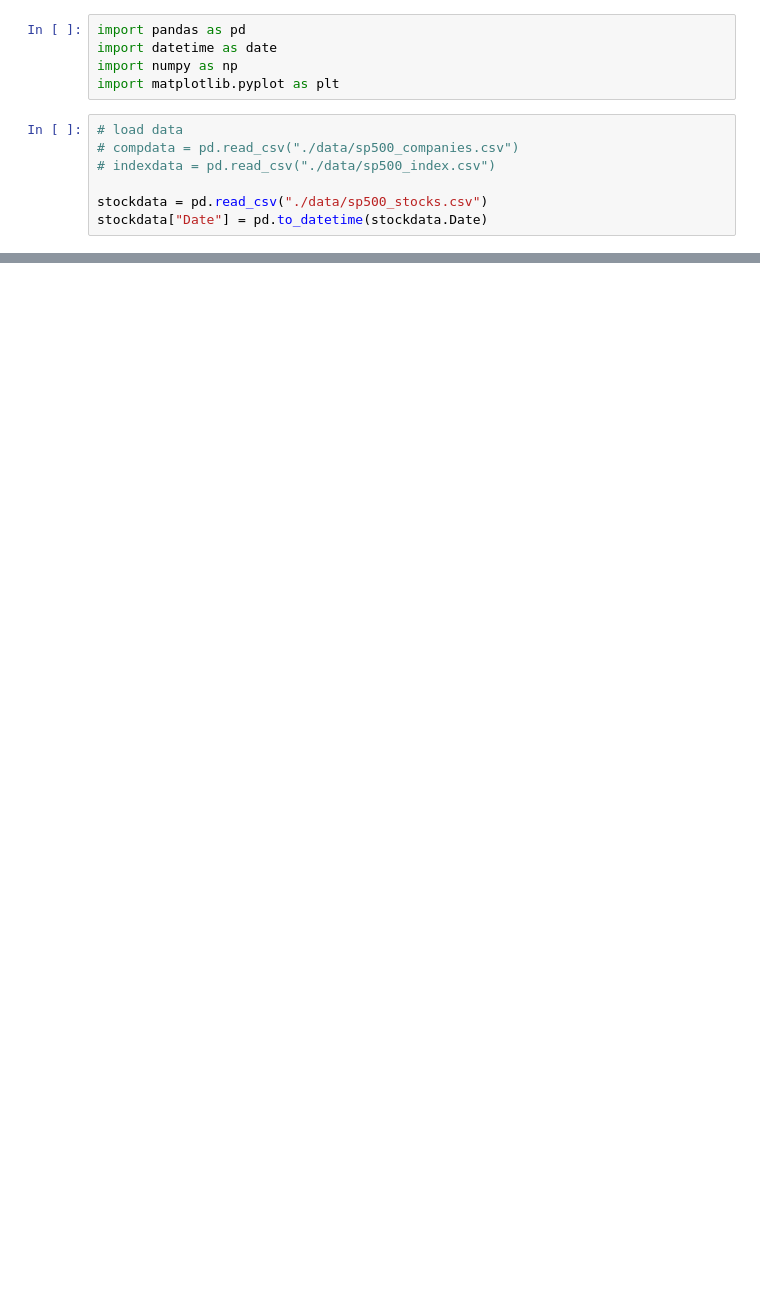
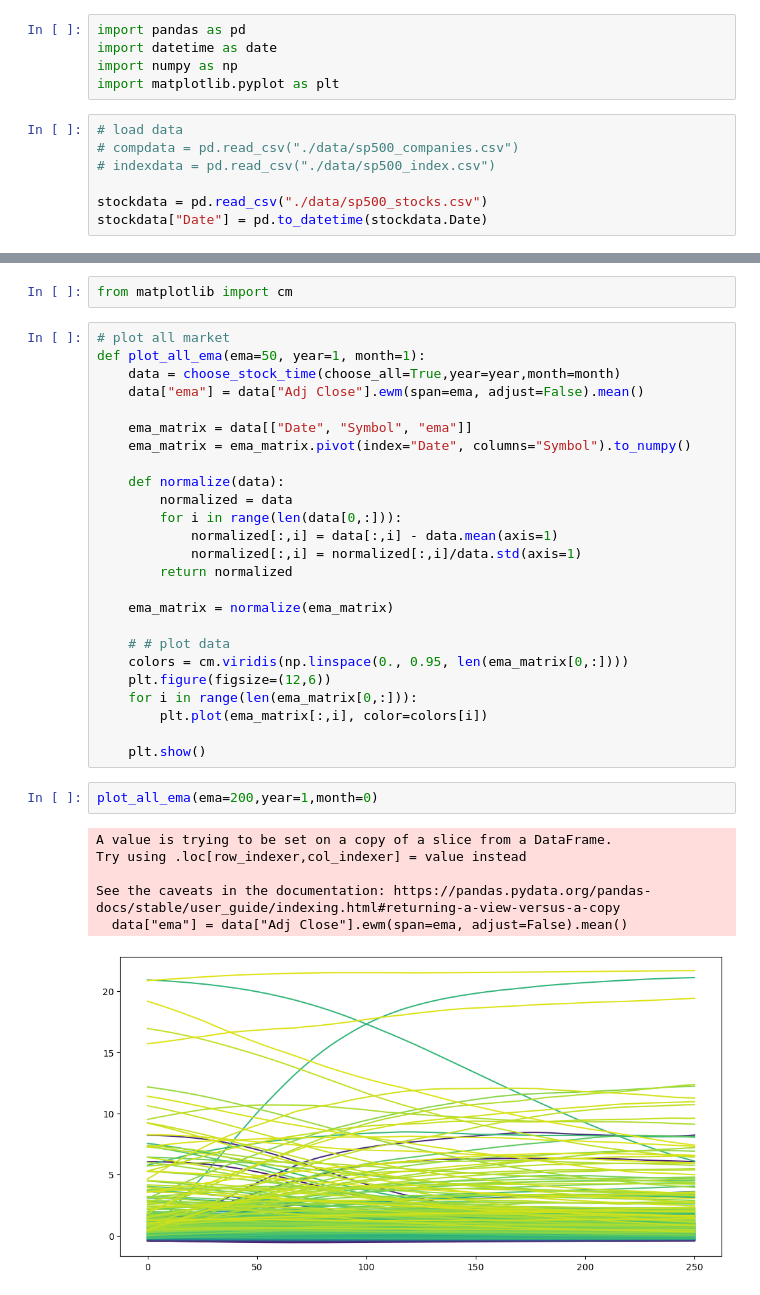
Before and after one commit to theparada/sp500analysis, a Jupyter notebook: analysis.ipynb, the cells around one changed output, grey strips where cells are left out. Drawn from its saved outputs; the diff is of its cells as text; blank space fills up the shorter version.

```diff
--- a/analysis.ipynb
+++ b/analysis.ipynb
@@ -47,0 +51,36 @@ See the caveats in the documentation: https://pandas.pydata.org/pandas-docs/stab
+# %%
+from matplotlib import cm
+# %%
+# plot all market
+def plot_all_ema(ema=50, year=1, month=1):
+    data = choose_stock_time(choose_all=True,year=year,month=month)
+    data["ema"] = data["Adj Close"].ewm(span=ema, adjust=False).mean()
+
+    ema_matrix = data[["Date", "Symbol", "ema"]]
+    ema_matrix = ema_matrix.pivot(index="Date", columns="Symbol").to_numpy()
+
+    def normalize(data):
+        normalized = data
+        for i in range(len(data[0,:])):
+            normalized[:,i] = data[:,i] - data.mean(axis=1)
+            normalized[:,i] = normalized[:,i]/data.std(axis=1)
+        return normalized
+
+    ema_matrix = normalize(ema_matrix)
+
+    # # plot data
+    colors = cm.viridis(np.linspace(0., 0.95, len(ema_matrix[0,:])))
+    plt.figure(figsize=(12,6))
+    for i in range(len(ema_matrix[0,:])):
+        plt.plot(ema_matrix[:,i], color=colors[i])
+
+    plt.show()
+# %%
+plot_all_ema(ema=200,year=1,month=0)
+# %% [output]
+A value is trying to be set on a copy of a slice from a DataFrame.
+Try using .loc[row_indexer,col_indexer] = value instead
+
+See the caveats in the documentation: https://pandas.pydata.org/pandas-docs/stable/user_guide/indexing.html#returning-a-view-versus-a-copy
+  data["ema"] = data["Adj Close"].ewm(span=ema, adjust=False).mean()
+[figure, added]
```
Also changed, not shown: parts of 3 cells of this notebook.
